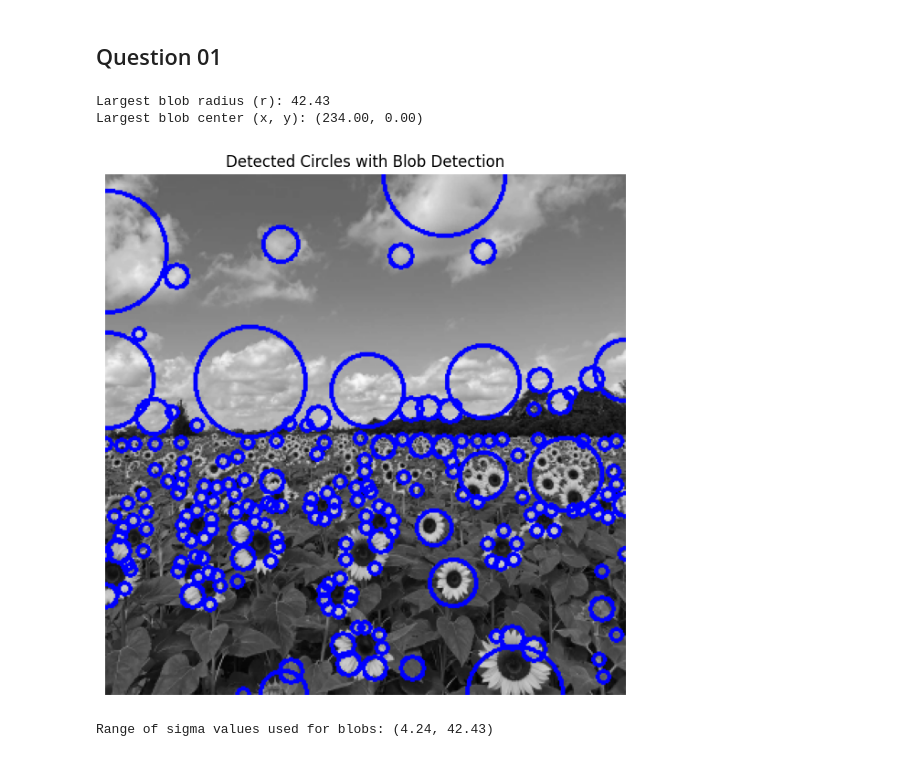
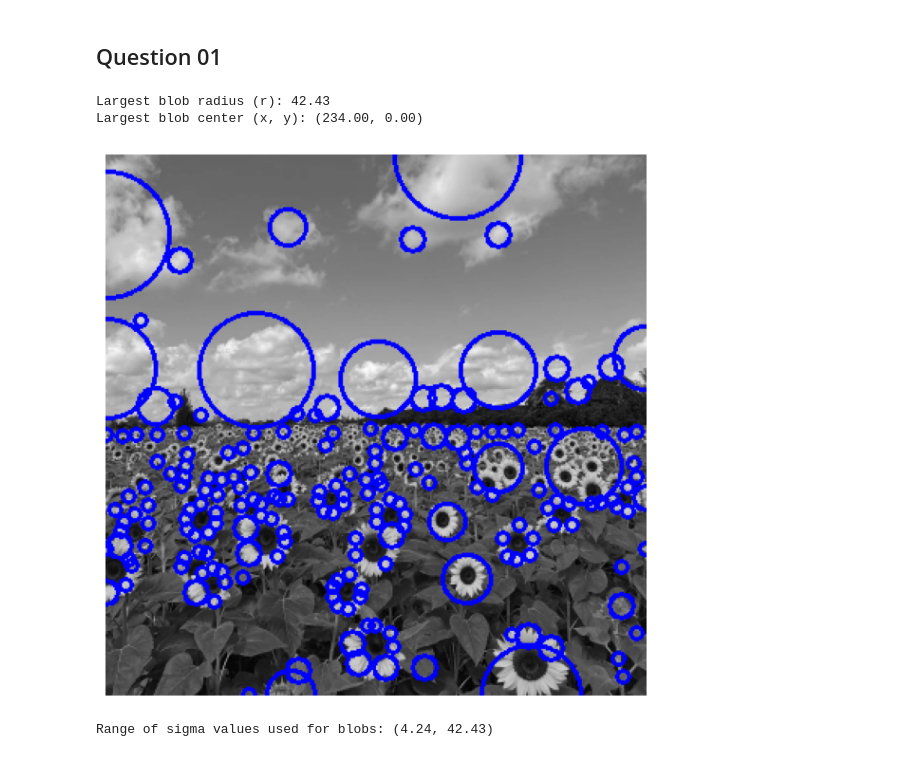
Before and after one commit to KavinduJ2001/Assignment_A02, a Jupyter notebook: Codes/Q01.ipynb, the cells around one changed output. Saved outputs shown, nothing was run; the diff lists cells and outputs as text; code cells hidden in the pictures.

```diff
--- a/Codes/Q01.ipynb
+++ b/Codes/Q01.ipynb
@@ -33,33 +33,33 @@ radii = [blob[2] * np.sqrt(2) for blob in blobs_detected]
 
 # Find the largest blob
 largest_blob_index = np.argmax(radii)
 largest_blob = blobs_detected[largest_blob_index]
 
 # Print the radius and coordinates of the largest detected circle
 radius_largest = radii[largest_blob_index]
 y_largest, x_largest = largest_blob[:2]
 print(f"Largest blob radius (r): {radius_largest:.2f}")
 print(f"Largest blob center (x, y): ({x_largest:.2f}, {y_largest:.2f})")
 
 gray_image_colored = cv.cvtColor(gray_image, cv.COLOR_GRAY2BGR)
 
 # Draw all detected blobs as circles
 for blob, radius in zip(blobs_detected, radii):
     y_center, x_center = blob[:2]
     cv.circle(gray_image_colored, (int(x_center), int(y_center)), int(radius), (255, 0, 0), 2)
 
 # Display the result
 plt.figure(figsize=(6, 6))
 plt.imshow(cv.cvtColor(gray_image_colored, cv.COLOR_BGR2RGB))
 plt.axis('off')
 plt.tight_layout()
-plt.title('Detected Circles with Blob Detection')
+#plt.title('Detected Circles with Blob Detection')
 plt.show()
 
 # Range of sigma values
 print(f"Range of sigma values used for blobs: ({min(radii):.2f}, {max(radii):.2f})")
 # %% [output]
 Largest blob radius (r): 42.43
 Largest blob center (x, y): (234.00, 0.00)
-[figure, old version]
+[figure, new version]
 Range of sigma values used for blobs: (4.24, 42.43)
```
